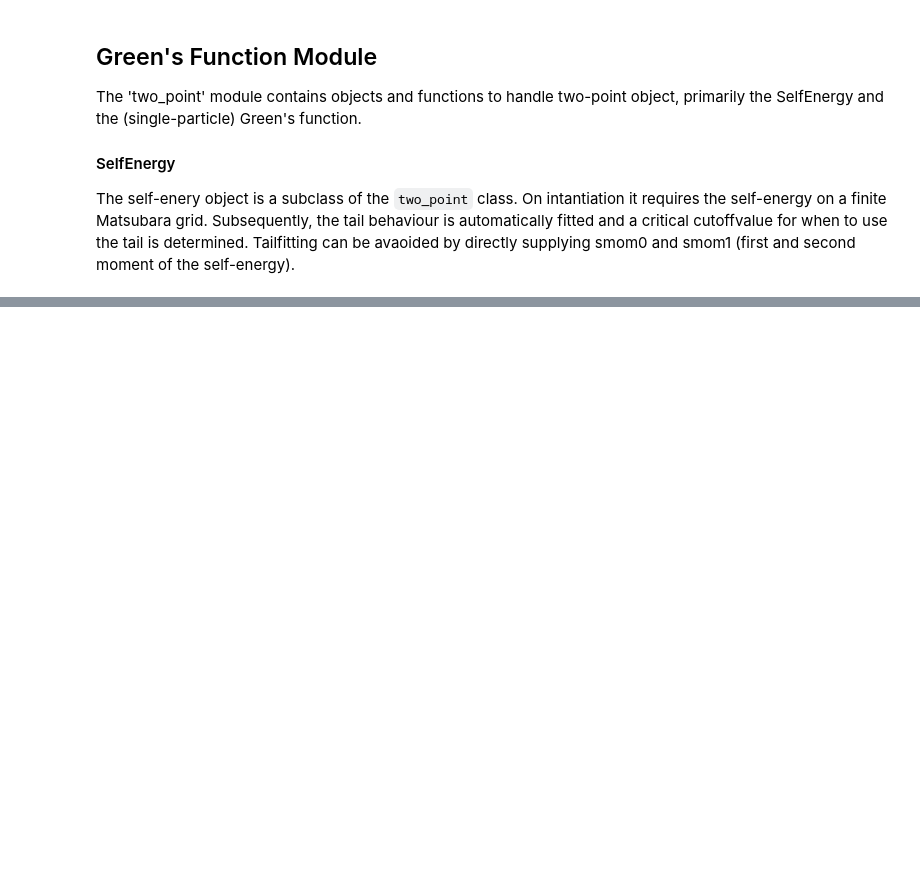
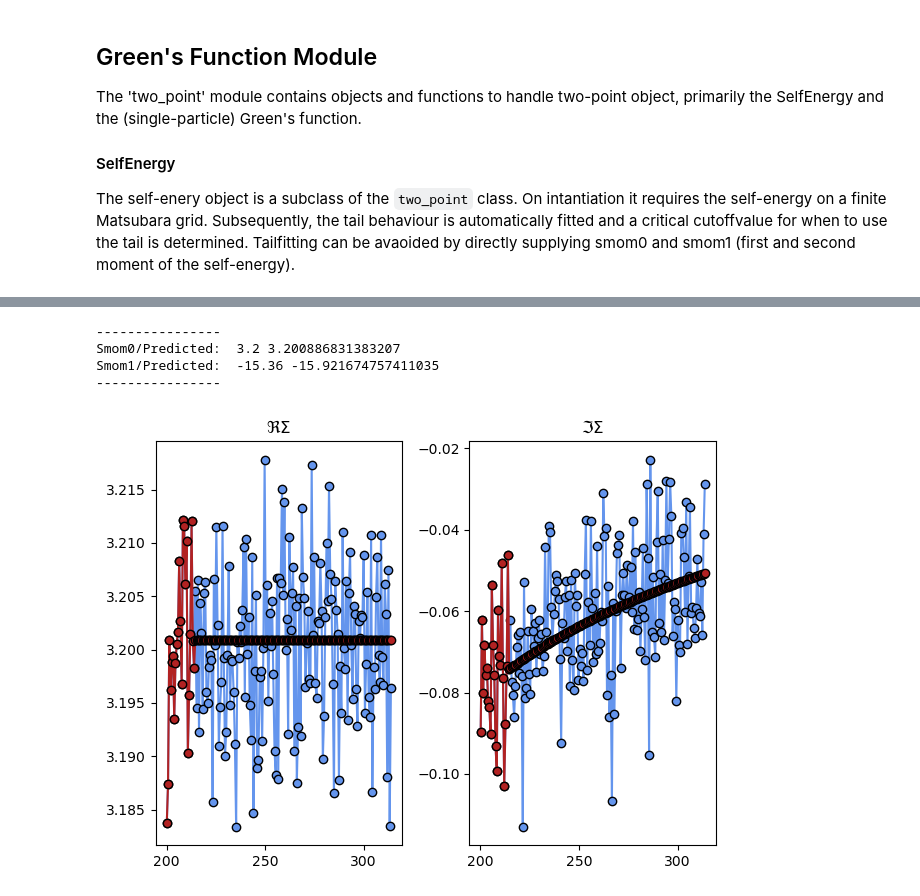
Before and after one commit to PaulWorm/DGApy, a Jupyter notebook: tutorial/Intoduction.ipynb, the cells around one changed output, grey strips where cells are left out. Cells and saved outputs as stored; diff of their text form; code cells hidden in the pictures; blank space fills up the shorter version.

```diff
--- a/tutorial/Intoduction.ipynb
+++ b/tutorial/Intoduction.ipynb
@@ -76,0 +151,23 @@ The self-enery object is a subclass of the `two_point` class. On intantiation it
+# %%
+ind = vn > 200
+plt.figure()
+plt.subplot(1,2,1)
+plt.plot(vn.real[ind],siw.real[ind],'-o',color='cornflowerblue',markeredgecolor='k')
+plt.plot(vn.real[ind],siw_new.real[ind],'-o',color='firebrick',markeredgecolor='k')
+plt.title('$\Re \Sigma$')
+plt.subplot(1,2,2)
+plt.plot(vn.real[ind],siw.imag[ind],'-o',color='cornflowerblue',markeredgecolor='k')
+plt.plot(vn.real[ind],siw_new.imag[ind],'-o',color='firebrick',markeredgecolor='k')
+plt.title('$\Im \Sigma$')
+plt.tight_layout()
+
+print('----------------')
+print('Smom0/Predicted: ',smom0,siw_obj.smom0)
+print('Smom1/Predicted: ',smom1,siw_obj.smom1)
+print('----------------')
+# %% [output]
+----------------
+Smom0/Predicted:  3.2 3.200886831383207
+Smom1/Predicted:  -15.36 -15.921674757411035
+----------------
+[figure, added]
```
Also changed, not shown: parts of 5 cells of this notebook.
